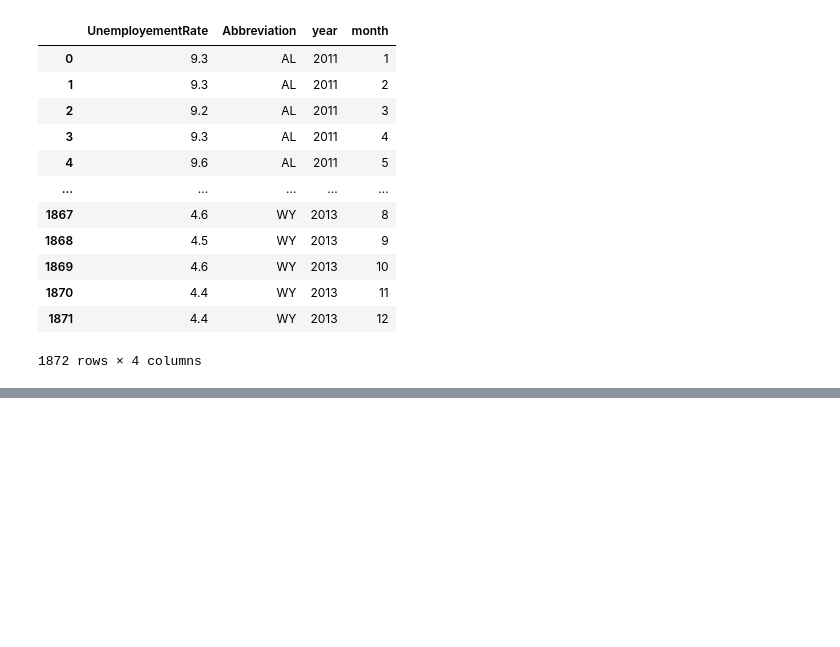
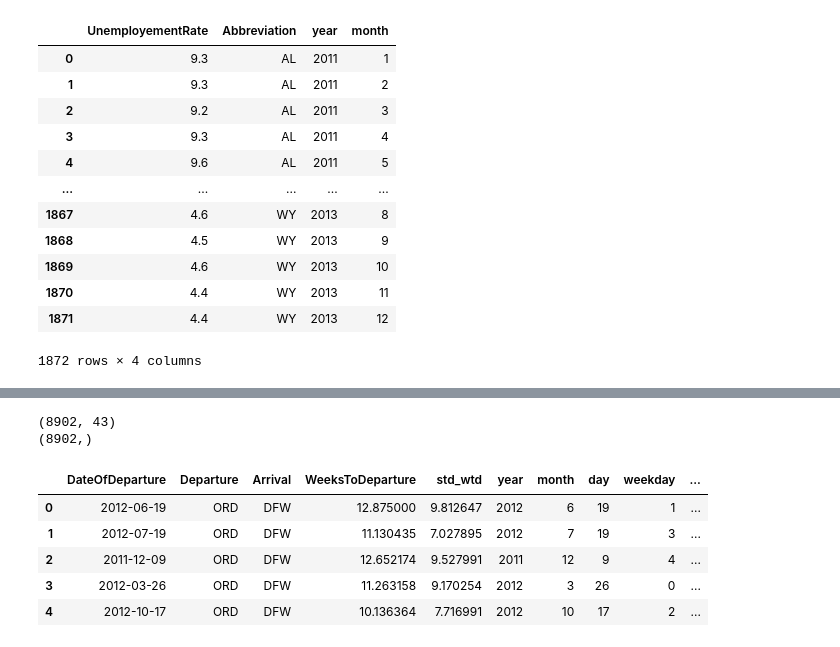
Before and after one commit to MaximeRedstone/air_traffic_project, a Jupyter notebook: testing_functions.ipynb, the cells around one changed output, grey strips where cells are left out. Saved outputs shown, nothing was run; the diff lists cells and outputs as text; code cells hidden in the pictures; blank space fills up the shorter version.

```diff
--- a/testing_functions.ipynb
+++ b/testing_functions.ipynb
@@ -415,0 +455,23 @@ X.shape
+# %%
+sdate = '2011-09-01'
+edate = '2013-03-05'
+date_range = pd.date_range(sdate, edate, freq='d')
+dates = pd.DataFrame(date_range, columns=['Dates'])
+
+oil = pd.read_csv('data/oil_price.csv')
+oil.loc[:, 'date'] = pd.to_datetime(oil.loc[:, 'date'], format='%d/%m/%Y')
+oil.dropna(inplace=True)
+
+merge_transform = MergeTransformer(
+    X_ext=oil,
+    filename=None,
+    filepath=None,
+    cols_to_rename={'date': 'Dates'},
+    how='left',
+    on=['Dates'],
+    parse_dates=None)
+
+oil_dates = merge_transform.fit_transform(dates)
+oil_dates.interpolate(method='linear', inplace=True)
+
+oil_dates
@@ -415,0 +492,26 @@ X.shape
+# %%
+merge_transform = MergeTransformer(
+    X_ext=oil_dates,
+    filename=None,
+    filepath=None,
+    cols_to_rename={'Dates': 'DateOfDeparture', 'value': 'OilPrice'},
+    how='left',
+    on=['DateOfDeparture'],
+    parse_dates=None)
+
+X = merge_transform.fit_transform(X)
+X.loc[:, 'OilPrice'].isna().sum()
+print(X.shape)
+print(y.shape)
+# %% [output]
+(8902, 43)
+(8902,)
+# %%
+X.head()
+# %% [output]
+|  | DateOfDeparture | Departure | Arrival | WeeksToDeparture | std_wtd | year | month | day | weekday | ... |
+| 0 | 2012-06-19 | ORD | DFW | 12.875000 | 9.812647 | 2012 | 6 | 19 | 1 | ... |
+| 1 | 2012-07-19 | ORD | DFW | 11.130435 | 7.027895 | 2012 | 7 | 19 | 3 | ... |
+| 2 | 2011-12-09 | ORD | DFW | 12.652174 | 9.527991 | 2011 | 12 | 9 | 4 | ... |
+| 3 | 2012-03-26 | ORD | DFW | 11.263158 | 9.170254 | 2012 | 3 | 26 | 0 | ... |
+| 4 | 2012-10-17 | ORD | DFW | 10.136364 | 7.716991 | 2012 | 10 | 17 | 2 | ... |
```
Also changed, not shown: parts of 30 cells of this notebook, 2 other files.
